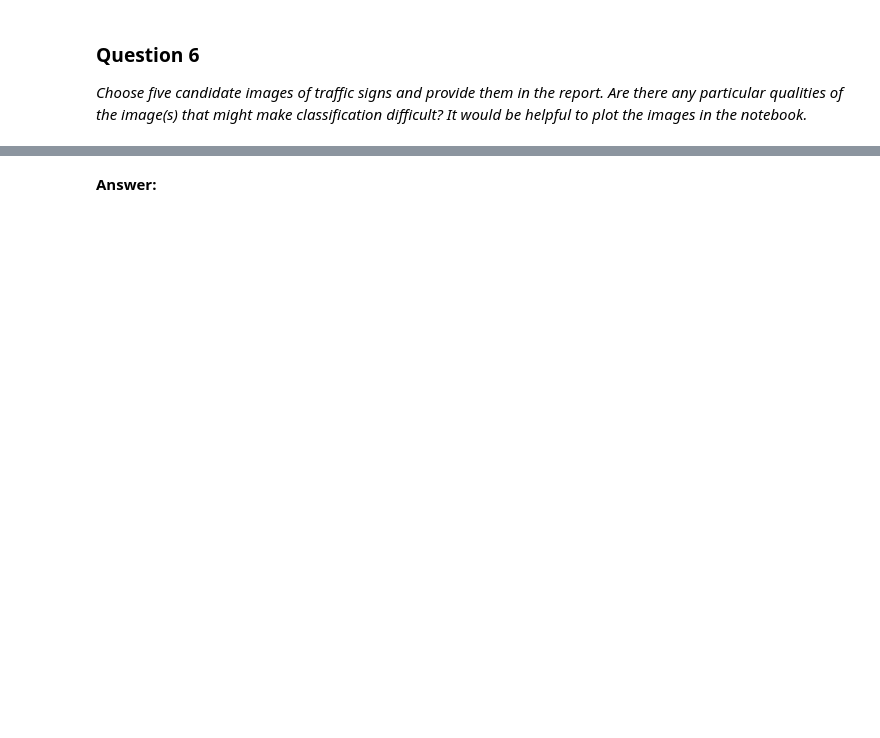
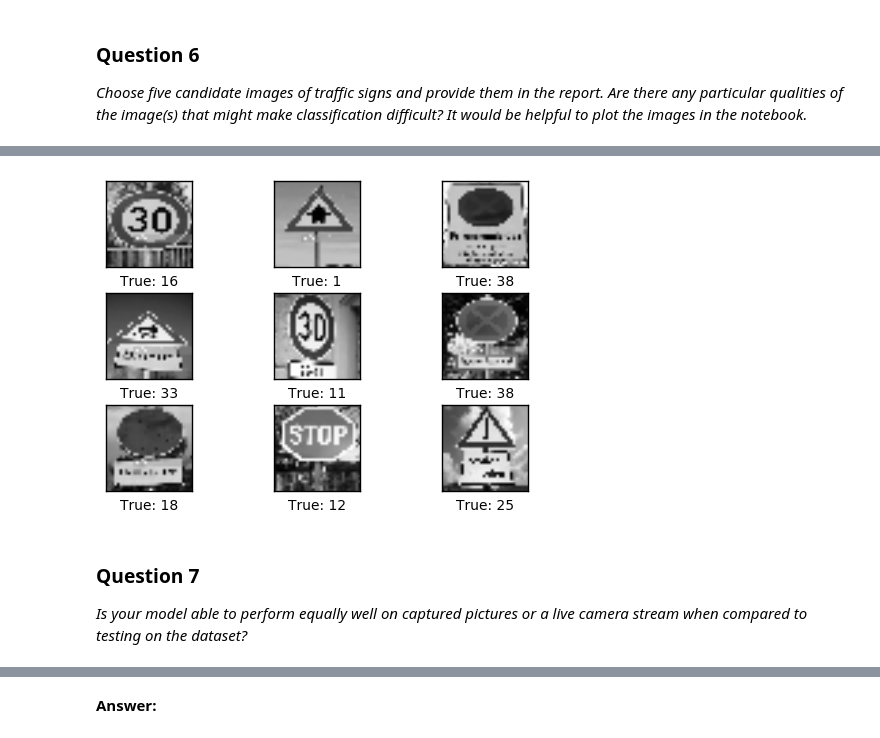
Before and after one commit to matthew-alexander/traffic-signs-tensorflow, a Jupyter notebook: Traffic_Signs_Recognition.ipynb, the cells around one changed output, grey strips where cells are left out. Cells and saved outputs as stored; diff of their text form; code cells hidden in the pictures; blank space fills up the shorter version.

```diff
--- a/Traffic_Signs_Recognition.ipynb
+++ b/Traffic_Signs_Recognition.ipynb
@@ -272,28 +275,0 @@ The folowing process uses the above function on the jittered data set (1.2 milli
-# %%
-import math
-
-start_time = time.time()
-
-batch_size = 31367
-batch_count = int(math.ceil(len(jittered_images)/batch_size))
-# batch_count = 2
-
-image_GS_train = []
-
-for batch_i in range(batch_count):
-            # Get a batch of jittered images
-            batch_start = batch_i*batch_size
-            batch_features = jittered_images[batch_start:batch_start + batch_size]
-            batch_labels = jittered_labels[batch_start:batch_start + batch_size]
-
-            batch_GS_train = np.array([pre_process_image(batch_features[i]) for i in range(len(batch_features))], dtype = np.float32)
-
-            for img in batch_GS_train:
-                image_GS_train.append(img)
-#                 np.append(image_GS_train, img)
-
-
-image_GS_train = np.asarray(image_GS_train)
-end_time = time.time()
-compute_time = end_time - start_time
-print("compute time: " , str(timedelta(seconds = int(round(compute_time)))))
@@ -631,8 +653,8 @@ Use the code cell (or multiple code cells, if necessary) to implement the first
 ### Load the images and plot them here.
 ### Feel free to use as many code cells as needed.
 
-def plot_images(images, cls_true, cls_pred=None):
-    assert len(images) == len(cls_true) == 9
+def plot_images(images, cls_true= None, cls_pred=None):
+#     assert len(images) == len(cls_true) == 9
 
     #create figure with 3x3 sub-plots
     fig, axes = plt.subplots(3,3)
@@ -713,0 +740,10 @@ _Choose five candidate images of traffic signs and provide them in the report. A
+# %%
+images = new_signs_flat[0:9]
+cls_true = y_test[0:9]
+plot_images(images = images, cls_true = cls_true, cls_pred = None)
+# %% [output]
+[figure, added]
+# %% [markdown]
+### Question 7
+
+_Is your model able to perform equally well on captured pictures or a live camera stream when compared to testing on the dataset?_
```
Also changed, not shown: parts of 25 cells of this notebook, 2 other files.
